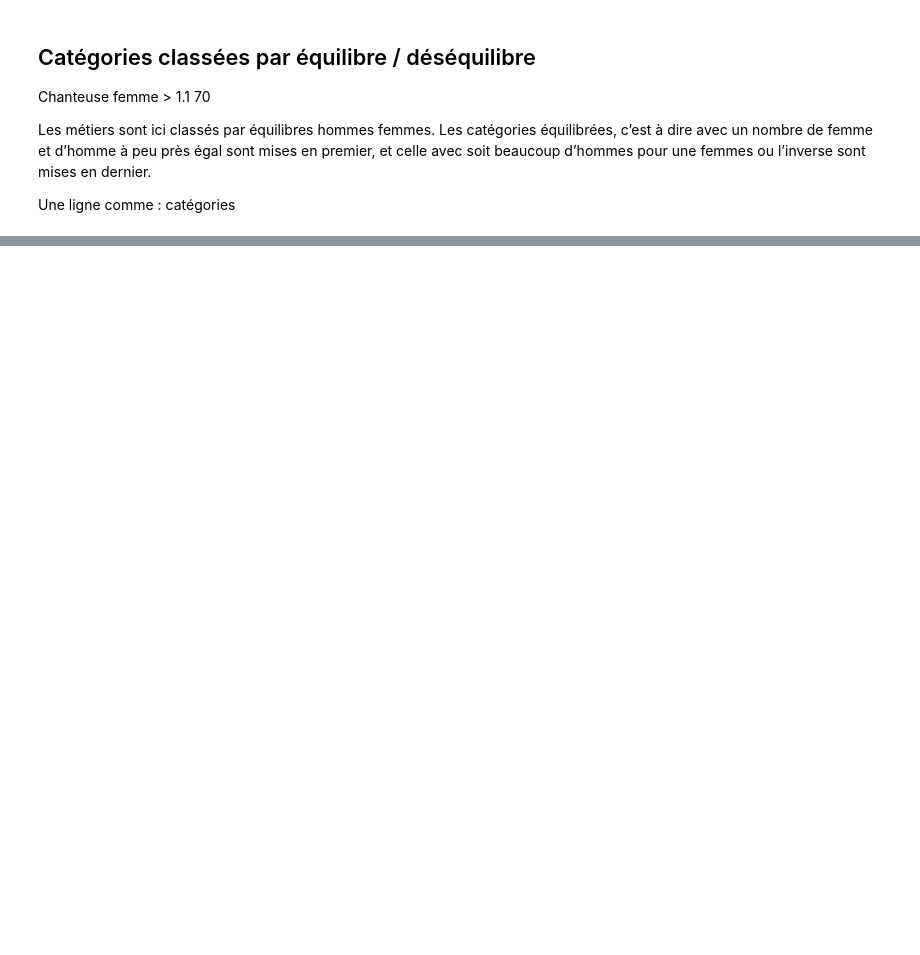
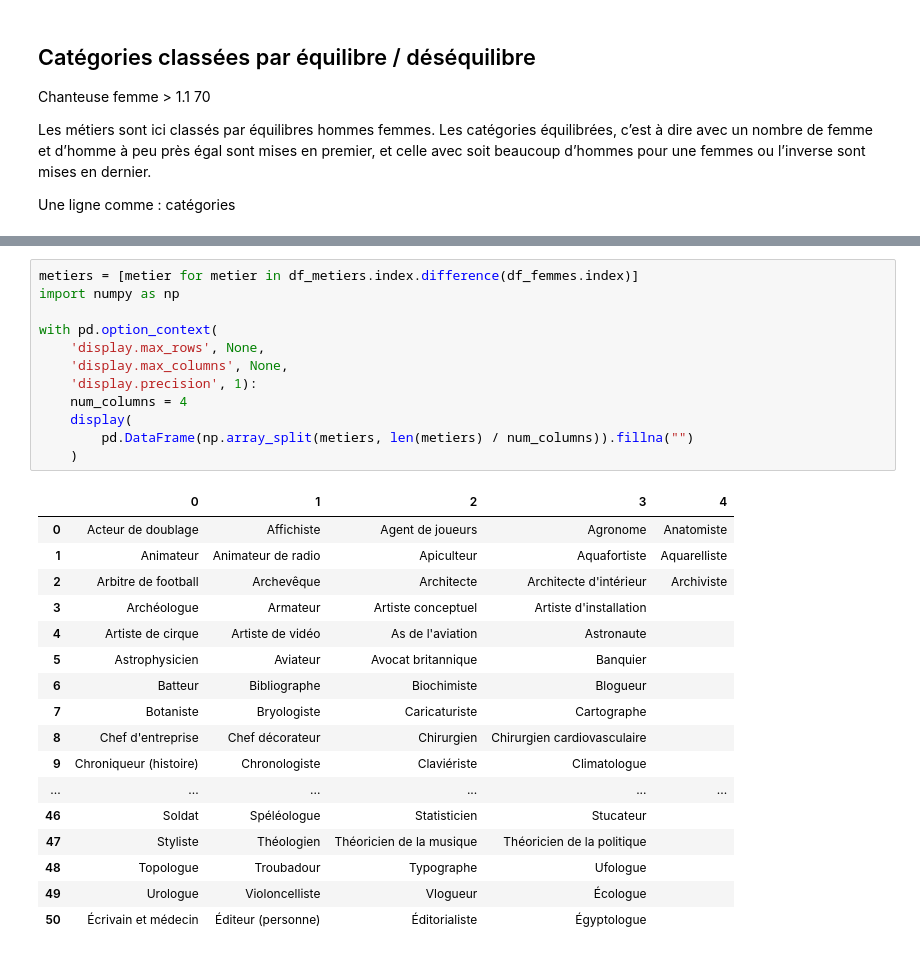
Before and after one commit to TomT0m/metiersfrwiki, a Jupyter notebook: Categories metiers.ipynb, the cells around one changed output, grey strips where cells are left out. Cells and saved outputs as stored; diff of their text form; blank space fills up the shorter version.

```diff
--- a/Categories metiers.ipynb
+++ b/Categories metiers.ipynb
@@ -323,0 +335,30 @@ Une valeur de 10000 pour un métier indique que la totalité de l’échantillon
+# %%
+metiers = [metier for metier in df_metiers.index.difference(df_femmes.index)]
+import numpy as np
+
+with pd.option_context(
+    'display.max_rows', None,
+    'display.max_columns', None,
+    'display.precision', 1):
+    num_columns = 4
+    display(
+        pd.DataFrame(np.array_split(metiers, len(metiers) / num_columns)).fillna("")
+    )
+# %% [output]
+|  | 0 | 1 | 2 | 3 | 4 |
+| 0 | Acteur de doublage | Affichiste | Agent de joueurs | Agronome | Anatomiste |
+| 1 | Animateur | Animateur de radio | Apiculteur | Aquafortiste | Aquarelliste |
+| 2 | Arbitre de football | Archevêque | Architecte | Architecte d'intérieur | Archiviste |
+| 3 | Archéologue | Armateur | Artiste conceptuel | Artiste d'installation |  |
+| 4 | Artiste de cirque | Artiste de vidéo | As de l'aviation | Astronaute |  |
+| 5 | Astrophysicien | Aviateur | Avocat britannique | Banquier |  |
+| 6 | Batteur | Bibliographe | Biochimiste | Blogueur |  |
+| 7 | Botaniste | Bryologiste | Caricaturiste | Cartographe |  |
+| 8 | Chef d'entreprise | Chef décorateur | Chirurgien | Chirurgien cardiovasculaire |  |
+| 9 | Chroniqueur (histoire) | Chronologiste | Claviériste | Climatologue |  |
+| ... | ... | ... | ... | ... | ... |
+| 46 | Soldat | Spéléologue | Statisticien | Stucateur |  |
+| 47 | Styliste | Théologien | Théoricien de la musique | Théoricien de la politique |  |
+| 48 | Topologue | Troubadour | Typographe | Ufologue |  |
+| 49 | Urologue | Violoncelliste | Vlogueur | Écologue |  |
+| 50 | Écrivain et médecin | Éditeur (personne) | Éditorialiste | Égyptologue |  |
```
Also changed, not shown: parts of 11 cells of this notebook.
